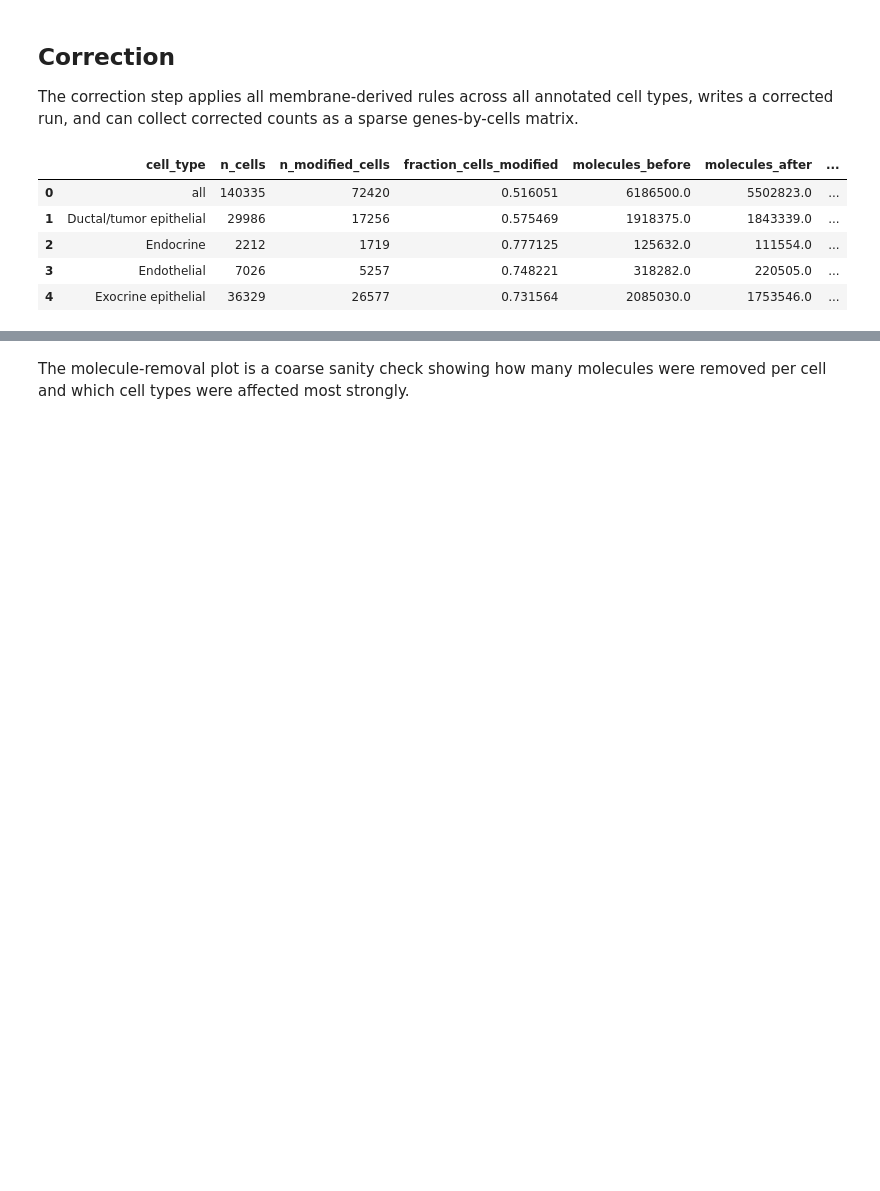
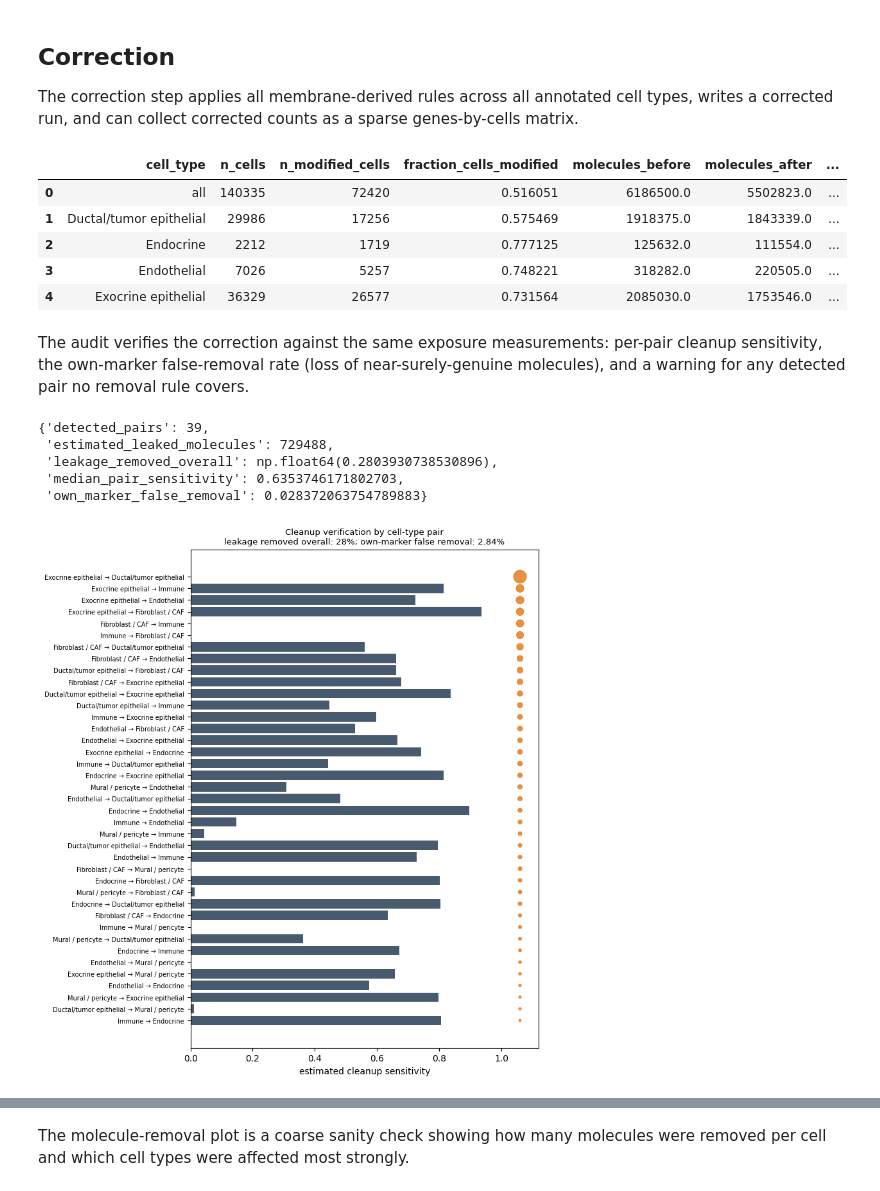
Before and after one commit to kharchenkolab/cellAdmix-core, a Jupyter notebook: examples/xenium_pancreas_membrane_377_full/pancreas_python_standalone.ipynb, the cells around one changed output, grey strips where cells are left out. Cells and saved outputs as stored; diff of their text form; code cells hidden in the pictures; blank space fills up the shorter version.

```diff
--- a/examples/xenium_pancreas_membrane_377_full/pancreas_python_standalone.ipynb
+++ b/examples/xenium_pancreas_membrane_377_full/pancreas_python_standalone.ipynb
@@ -217,3 +254,21 @@ correction.summary().head()
 | 2 | Endocrine | 2212 | 1719 | 0.777125 | 125632.0 | 111554.0 | ... |
 | 3 | Endothelial | 7026 | 5257 | 0.748221 | 318282.0 | 220505.0 | ... |
 | 4 | Exocrine epithelial | 36329 | 26577 | 0.731564 | 2085030.0 | 1753546.0 | ... |
+# %% [markdown]
+The audit verifies the correction against the same exposure
+measurements: per-pair cleanup sensitivity, the own-marker false-removal
+rate (loss of near-surely-genuine molecules), and a warning for any
+detected pair no removal rule covers.
+# %%
+report = audit.evaluate(correction)
+report.summary()
+# %% [output]
+{'detected_pairs': 39,
+ 'estimated_leaked_molecules': 729488,
+ 'leakage_removed_overall': np.float64(0.2803930738530896),
+ 'median_pair_sensitivity': 0.6353746171802703,
+ 'own_marker_false_removal': 0.028372063754789883}
+# %%
+report.plot_cleanup();
+# %% [output]
+[figure, added]
```
Also changed, not shown: parts of 8 cells of this notebook, 1 other file.
